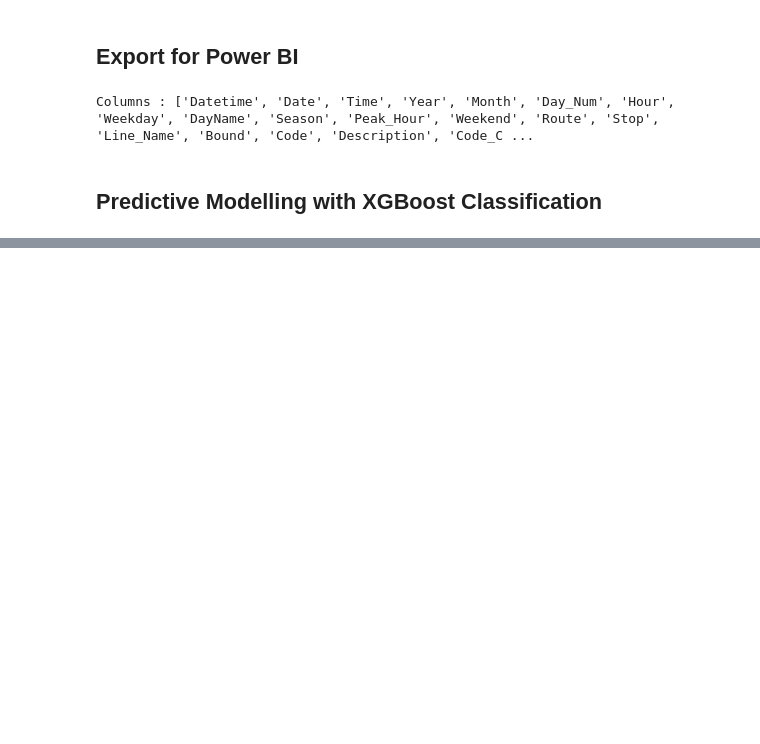
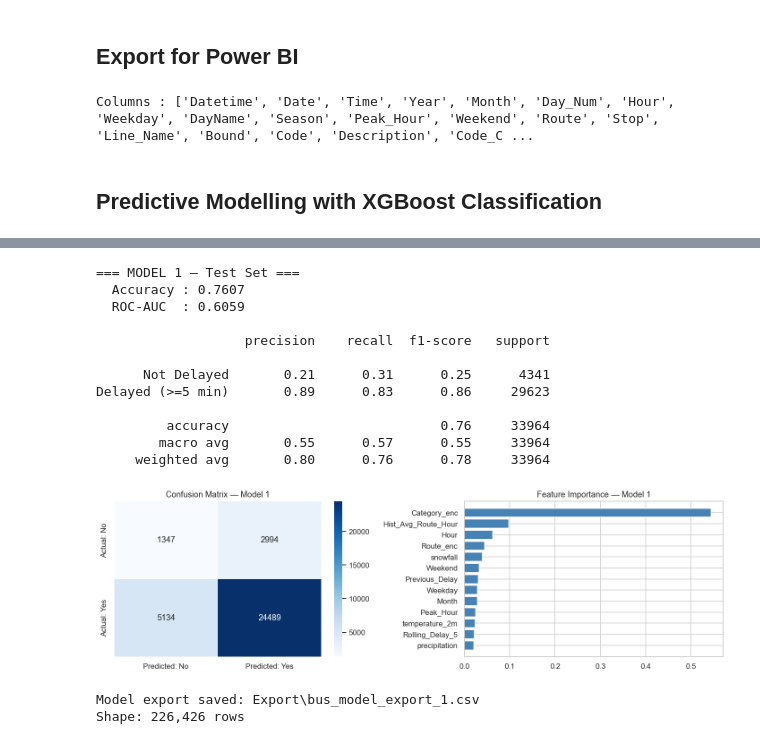
Before and after one commit to jasonqiu0/ttc-delay-analysis, a Jupyter notebook: bus.ipynb, the cells around one changed output, grey strips where cells are left out. Drawn from its saved outputs; the diff is of its cells as text; code cells hidden in the pictures; blank space fills up the shorter version.

```diff
--- a/bus.ipynb
+++ b/bus.ipynb
@@ -748,3 +755,14 @@ print(f"Columns : {df_export.columns.tolist()}")
 Columns : ['Datetime', 'Date', 'Time', 'Year', 'Month', 'Day_Num', 'Hour', 'Weekday', 'DayName', 'Season', 'Peak_Hour', 'Weekend', 'Route', 'Stop', 'Line_Name', 'Bound', 'Code', 'Description', 'Code_C ...
 # %% [markdown]
 ## Predictive Modelling with XGBoost Classification
+# %%
+Q1 = df["Min Delay"].quantile(0.25)
+Q3 = df["Min Delay"].quantile(0.75)
+IQR = Q3 - Q1
+upper_fence = Q3 + 3 * IQR
+
+df_model = df[df["Min Delay"] <= upper_fence].copy()
+
+print(f"Extreme outlier threshold : {upper_fence:.0f} min")
+print(f"Rows removed              : {len(df) - len(df_model):,}")
+print(f"Rows kept for modelling   : {len(df_model):,}")
@@ -750,0 +819,57 @@ Columns : ['Datetime', 'Date', 'Time', 'Year', 'Month', 'Day_Num', 'Hour', 'Week
+# %%
+xgb = XGBClassifier(
+    n_estimators=300, learning_rate=0.05, max_depth=6,
+    subsample=0.8, colsample_bytree=0.8,
+    scale_pos_weight=(y_train == 0).sum() / (y_train == 1).sum(),
+    random_state=42, verbosity=0, eval_metric="logloss",
+)
+xgb.fit(X_train, y_train, eval_set=[(X_val, y_val)], verbose=False)
+
+y_pred       = xgb.predict(X_test)
+y_pred_proba = xgb.predict_proba(X_test)[:, 1]
+
+print("=== MODEL 1 — Test Set ===")
+print(f"  Accuracy : {accuracy_score(y_test, y_pred):.4f}")
+print(f"  ROC-AUC  : {roc_auc_score(y_test, y_pred_proba):.4f}")
+print()
+print(classification_report(y_test, y_pred, target_names=["Not Delayed", "Delayed (>=5 min)"]))
+
+cm = confusion_matrix(y_test, y_pred)
+fig, axes = plt.subplots(1, 2, figsize=(13, 4))
+sns.heatmap(cm, annot=True, fmt="d", cmap="Blues", ax=axes[0],
+            xticklabels=["Predicted: No","Predicted: Yes"],
+            yticklabels=["Actual: No","Actual: Yes"])
+axes[0].set_title("Confusion Matrix — Model 1")
+imp_df = pd.DataFrame({"Feature":MODEL_FEATURES,"Importance":xgb.feature_importances_}).sort_values("Importance",ascending=True)
+axes[1].barh(imp_df["Feature"], imp_df["Importance"], color="steelblue")
+axes[1].set_title("Feature Importance — Model 1")
+plt.tight_layout(); plt.show()
+# %% [output]
+=== MODEL 1 — Test Set ===
+  Accuracy : 0.7607
+  ROC-AUC  : 0.6059
+
+                   precision    recall  f1-score   support
+
+      Not Delayed       0.21      0.31      0.25      4341
+Delayed (>=5 min)       0.89      0.83      0.86     29623
+
+         accuracy                           0.76     33964
+        macro avg       0.55      0.57      0.55     33964
+     weighted avg       0.80      0.76      0.78     33964
+[figure, added]
+# %%
+# add predictions back to the export for Power BI
+
+df_clf["Predicted_Delayed"] = xgb.predict(df_clf[MODEL_FEATURES])
+df_clf["Predicted_Delayed_Prob"] = xgb.predict_proba(df_clf[MODEL_FEATURES])[:, 1].round(4)
+
+model_export_cols = [c for c in EXPORT_COLS if c in df_clf.columns] + ["Delayed", "Predicted_Delayed", "Predicted_Delayed_Prob"]
+model_export_cols = [c for c in model_export_cols if c in df_clf.columns]
+
+df_clf[model_export_cols].to_csv(EXPORT_MODEL, index=False)
+print(f"Model export saved: {EXPORT_MODEL}")
+print(f"Shape: {df_clf.shape[0]:,} rows")
+# %% [output]
+Model export saved: Export\bus_model_export_1.csv
+Shape: 226,426 rows
```
Also changed, not shown: parts of 3 cells of this notebook, 1 other file.
